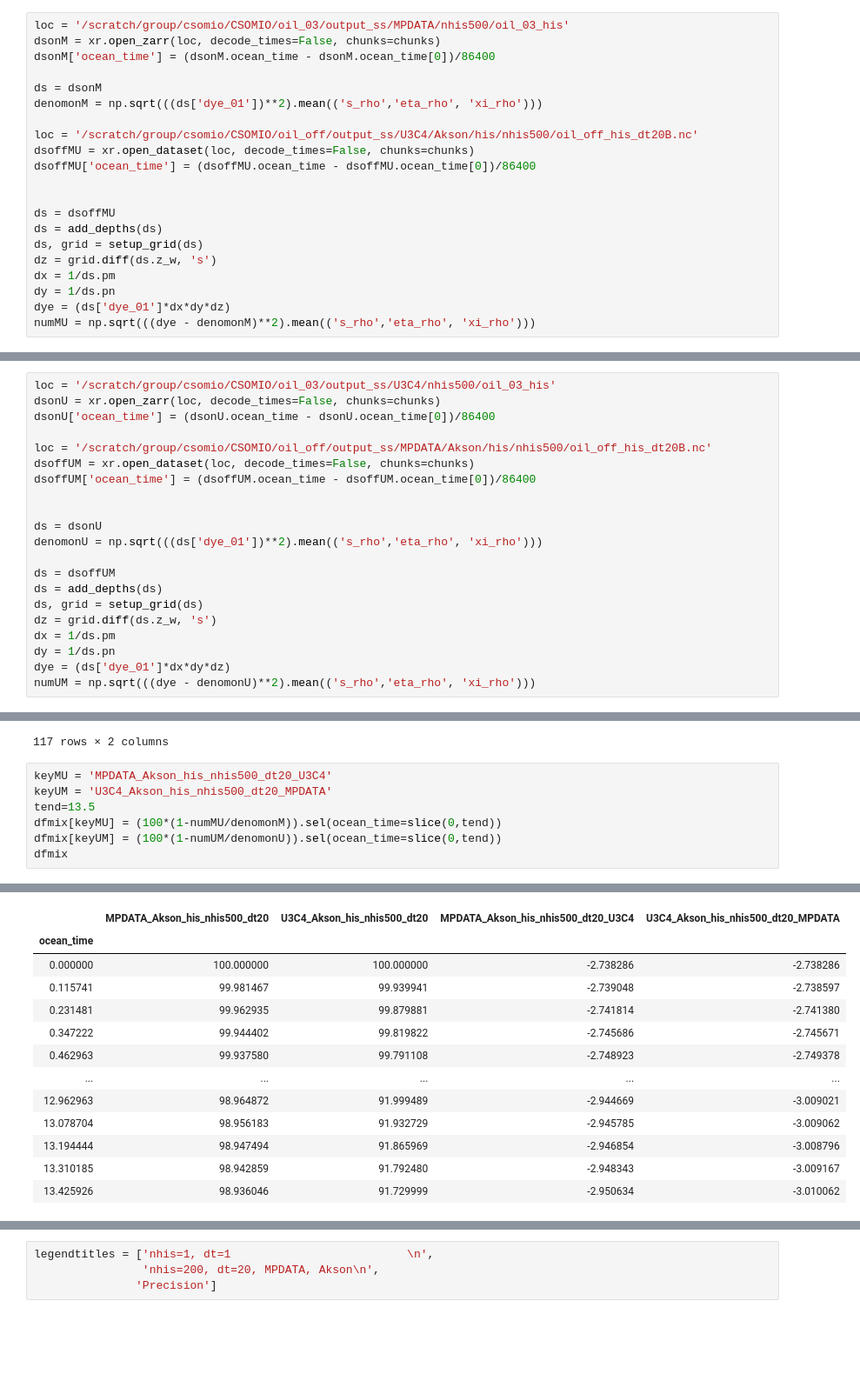
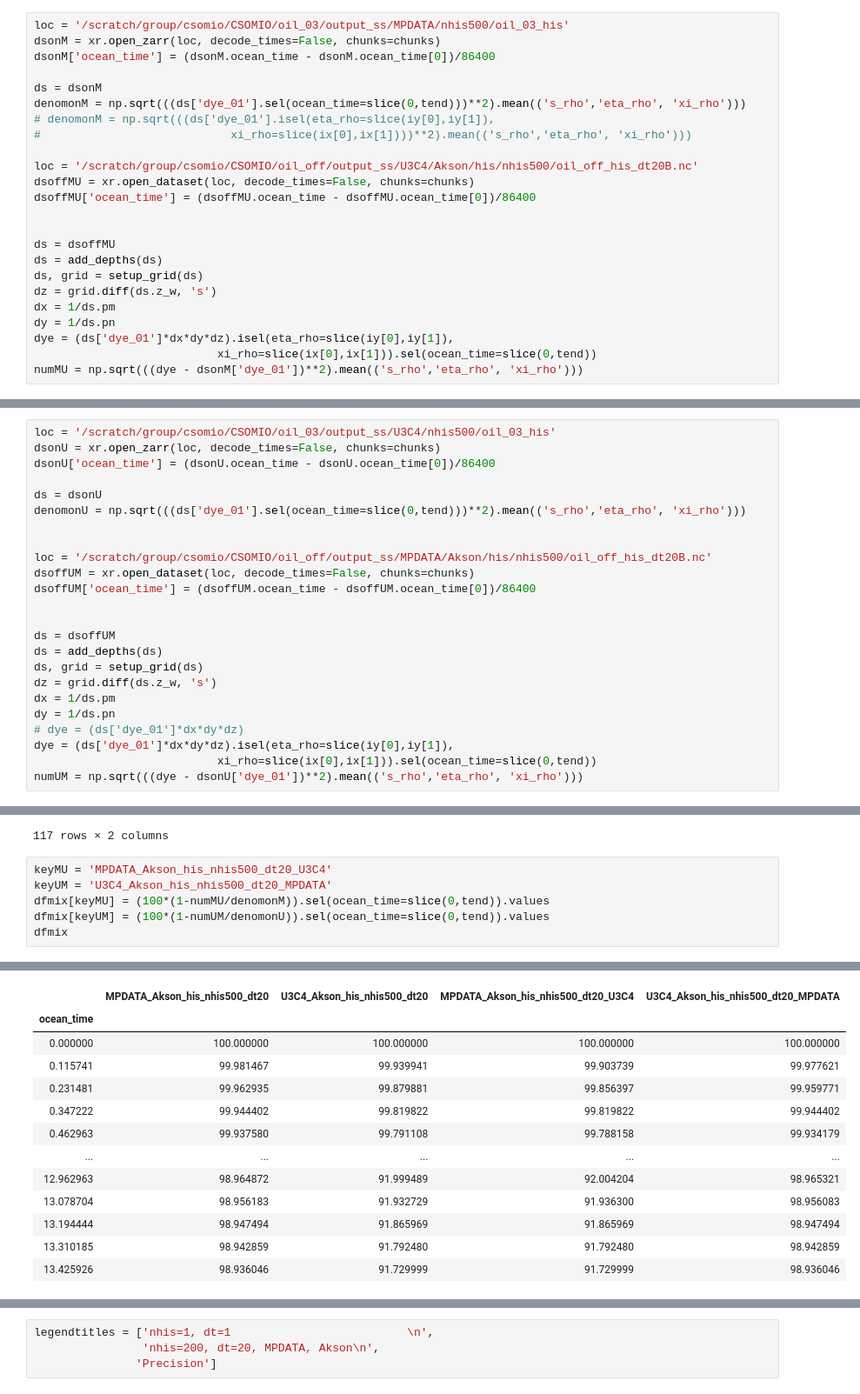
Before and after one commit to kthyng/offline_analysis, a Jupyter notebook: calc.ipynb, the cells around one changed output, grey strips where cells are left out. Shown at 87% size. Drawn from its saved outputs; the diff is of its cells as text; blank space fills up the shorter version.

```diff
--- a/calc.ipynb
+++ b/calc.ipynb
@@ -1184,7 +1359,9 @@ dsonM = xr.open_zarr(loc, decode_times=False, chunks=chunks)
 dsonM['ocean_time'] = (dsonM.ocean_time - dsonM.ocean_time[0])/86400
 
 ds = dsonM
-denomonM = np.sqrt(((ds['dye_01'])**2).mean(('s_rho','eta_rho', 'xi_rho')))
+denomonM = np.sqrt(((ds['dye_01'].sel(ocean_time=slice(0,tend)))**2).mean(('s_rho','eta_rho', 'xi_rho')))
+# denomonM = np.sqrt(((ds['dye_01'].isel(eta_rho=slice(iy[0],iy[1]),
+#                            xi_rho=slice(ix[0],ix[1])))**2).mean(('s_rho','eta_rho', 'xi_rho')))
 
 loc = '/scratch/group/csomio/CSOMIO/oil_off/output_ss/U3C4/Akson/his/nhis500/oil_off_his_dt20B.nc'
 dsoffMU = xr.open_dataset(loc, decode_times=False, chunks=chunks)
@@ -1197,5 +1374,6 @@ ds, grid = setup_grid(ds)
 dz = grid.diff(ds.z_w, 's')
 dx = 1/ds.pm
 dy = 1/ds.pn
-dye = (ds['dye_01']*dx*dy*dz)
-numMU = np.sqrt(((dye - denomonM)**2).mean(('s_rho','eta_rho', 'xi_rho')))
+dye = (ds['dye_01']*dx*dy*dz).isel(eta_rho=slice(iy[0],iy[1]),
+                           xi_rho=slice(ix[0],ix[1])).sel(ocean_time=slice(0,tend))
+numMU = np.sqrt(((dye - dsonM['dye_01'])**2).mean(('s_rho','eta_rho', 'xi_rho')))
@@ -1206,13 +1382,14 @@ loc = '/scratch/group/csomio/CSOMIO/oil_03/output_ss/U3C4/nhis500/oil_03_his'
 dsonU = xr.open_zarr(loc, decode_times=False, chunks=chunks)
 dsonU['ocean_time'] = (dsonU.ocean_time - dsonU.ocean_time[0])/86400
 
+ds = dsonU
+denomonU = np.sqrt(((ds['dye_01'].sel(ocean_time=slice(0,tend)))**2).mean(('s_rho','eta_rho', 'xi_rho')))
+
+
 loc = '/scratch/group/csomio/CSOMIO/oil_off/output_ss/MPDATA/Akson/his/nhis500/oil_off_his_dt20B.nc'
 dsoffUM = xr.open_dataset(loc, decode_times=False, chunks=chunks)
 dsoffUM['ocean_time'] = (dsoffUM.ocean_time - dsoffUM.ocean_time[0])/86400
 
-
-ds = dsonU
-denomonU = np.sqrt(((ds['dye_01'])**2).mean(('s_rho','eta_rho', 'xi_rho')))
 
 ds = dsoffUM
 ds = add_depths(ds)
@@ -1220,8 +1397,10 @@ ds, grid = setup_grid(ds)
 dz = grid.diff(ds.z_w, 's')
 dx = 1/ds.pm
 dy = 1/ds.pn
-dye = (ds['dye_01']*dx*dy*dz)
-numUM = np.sqrt(((dye - denomonU)**2).mean(('s_rho','eta_rho', 'xi_rho')))
+# dye = (ds['dye_01']*dx*dy*dz)
+dye = (ds['dye_01']*dx*dy*dz).isel(eta_rho=slice(iy[0],iy[1]),
+                           xi_rho=slice(ix[0],ix[1])).sel(ocean_time=slice(0,tend))
+numUM = np.sqrt(((dye - dsonU['dye_01'])**2).mean(('s_rho','eta_rho', 'xi_rho')))
 # %%
 keyMM = 'MPDATA_Akson_his_nhis500_dt20'
 keyUU = 'U3C4_Akson_his_nhis500_dt20'
@@ -1246,8 +1425,7 @@ dfmix
 # %%
 keyMU = 'MPDATA_Akson_his_nhis500_dt20_U3C4'
 keyUM = 'U3C4_Akson_his_nhis500_dt20_MPDATA'
-tend=13.5
-dfmix[keyMU] = (100*(1-numMU/denomonM)).sel(ocean_time=slice(0,tend))
-dfmix[keyUM] = (100*(1-numUM/denomonU)).sel(ocean_time=slice(0,tend))
+dfmix[keyMU] = (100*(1-numMU/denomonM)).sel(ocean_time=slice(0,tend)).values
+dfmix[keyUM] = (100*(1-numUM/denomonU)).sel(ocean_time=slice(0,tend)).values
 dfmix
 # %% [output]
@@ -1264,14 +1442,14 @@ See the caveats in the documentation: http://pandas.pydata.org/pandas-docs/stabl
 |  | MPDATA_Akson_his_nhis500_dt20 | U3C4_Akson_his_nhis500_dt20 | MPDATA_Akson_his_nhis500_dt20_U3C4 | U3C4_Akson_his_nhis500_dt20_MPDATA |
 | ocean_time |  |  |  |  |
-| 0.000000 | 100.000000 | 100.000000 | -2.738286 | -2.738286 |
-| 0.115741 | 99.981467 | 99.939941 | -2.739048 | -2.738597 |
-| 0.231481 | 99.962935 | 99.879881 | -2.741814 | -2.741380 |
-| 0.347222 | 99.944402 | 99.819822 | -2.745686 | -2.745671 |
-| 0.462963 | 99.937580 | 99.791108 | -2.748923 | -2.749378 |
+| 0.000000 | 100.000000 | 100.000000 | 100.000000 | 100.000000 |
+| 0.115741 | 99.981467 | 99.939941 | 99.903739 | 99.977621 |
+| 0.231481 | 99.962935 | 99.879881 | 99.856397 | 99.959771 |
+| 0.347222 | 99.944402 | 99.819822 | 99.819822 | 99.944402 |
+| 0.462963 | 99.937580 | 99.791108 | 99.788158 | 99.934179 |
 | ... | ... | ... | ... | ... |
-| 12.962963 | 98.964872 | 91.999489 | -2.944669 | -3.009021 |
-| 13.078704 | 98.956183 | 91.932729 | -2.945785 | -3.009062 |
-| 13.194444 | 98.947494 | 91.865969 | -2.946854 | -3.008796 |
-| 13.310185 | 98.942859 | 91.792480 | -2.948343 | -3.009167 |
-| 13.425926 | 98.936046 | 91.729999 | -2.950634 | -3.010062 |
+| 12.962963 | 98.964872 | 91.999489 | 92.004204 | 98.965321 |
+| 13.078704 | 98.956183 | 91.932729 | 91.936300 | 98.956083 |
+| 13.194444 | 98.947494 | 91.865969 | 91.865969 | 98.947494 |
+| 13.310185 | 98.942859 | 91.792480 | 91.792480 | 98.942859 |
+| 13.425926 | 98.936046 | 91.729999 | 91.729999 | 98.936046 |
 117 rows × 4 columns
```
Also changed, not shown: parts of 32 cells of this notebook.
